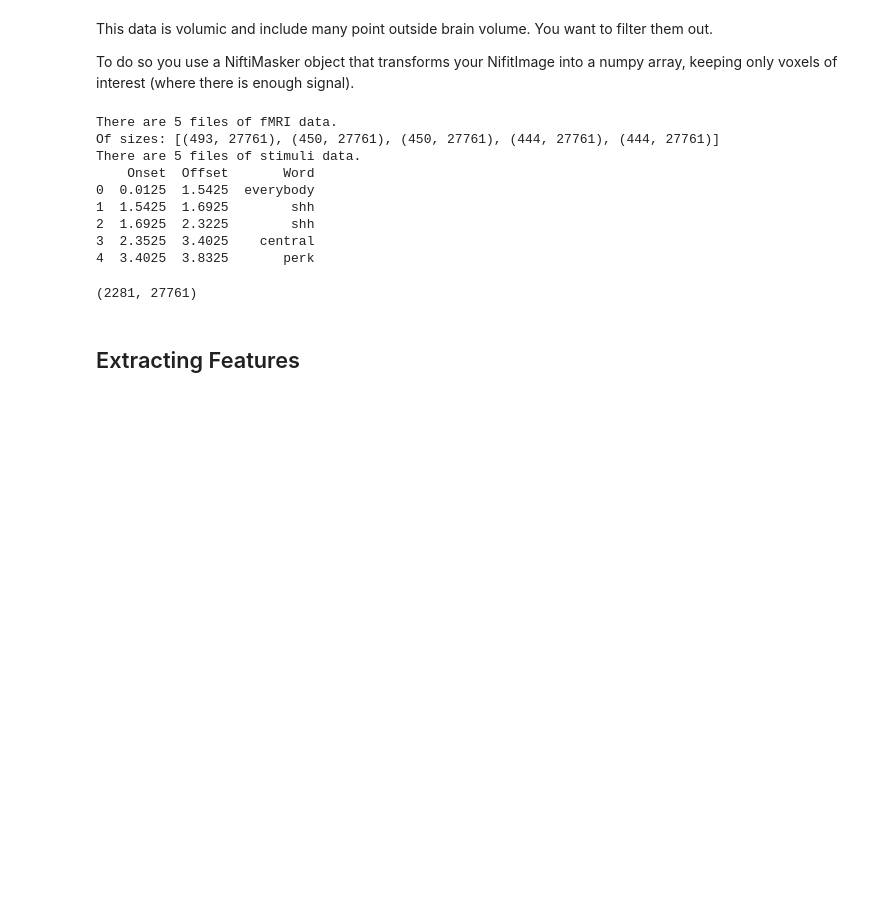
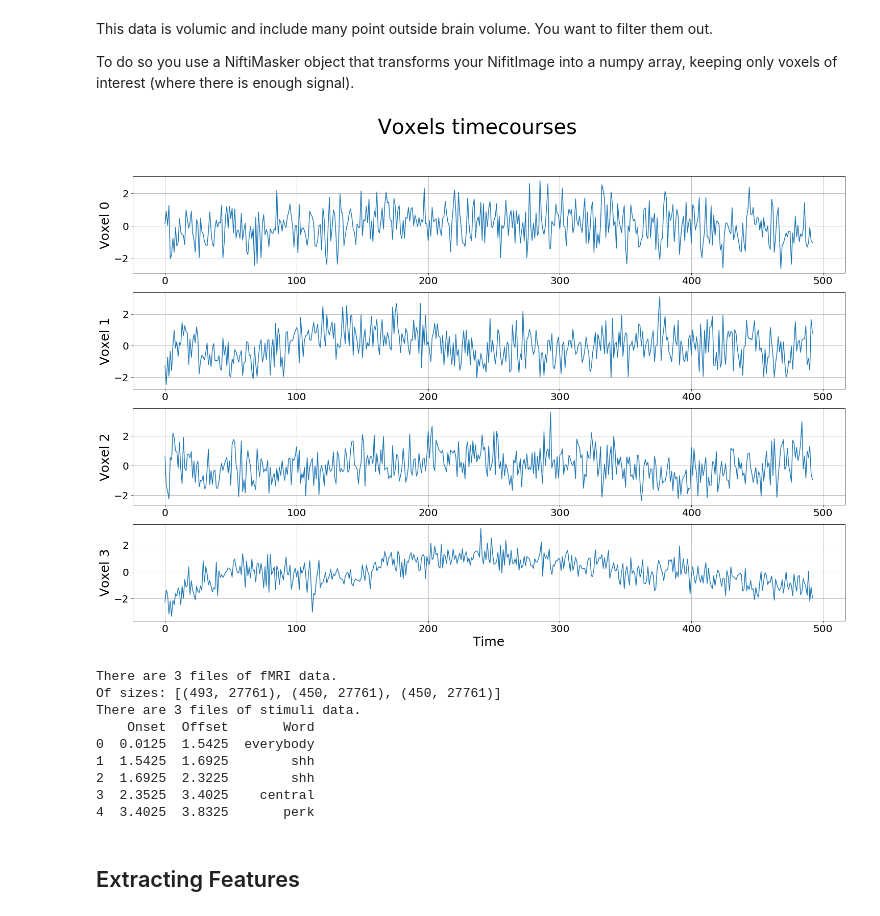
Before and after one commit to AlexandrePsq/fmri_encoder, a Jupyter notebook: main_notebook.ipynb, the cells around one changed output. Drawn from its saved outputs; the diff is of its cells as text; code cells hidden in the pictures; blank space fills up the shorter version.

```diff
--- a/main_notebook.ipynb
+++ b/main_notebook.ipynb
@@ -78,6 +80,9 @@ pretty_plot(
 This data is volumic and include many point outside brain volume. You want to filter them out.
 
 To do so you use a NiftiMasker object that transforms your NifitImage into a numpy array, keeping only voxels of interest (where there is enough signal).
+# %%
+fmri_data = fmri_data[:3]
+stimuli_data = stimuli_data[:3]
 # %%
 from src.data import load_fmri_data, load_stmuli, fetch_masker, preprocess_fmri_data, preprocess_stimuli_data
 
@@ -87,6 +92,22 @@ masker = fetch_masker('./derivatives/masker', fmri_data, **{'detrend': True, 'st
 # Process fmri data with the masker
 fmri_data = preprocess_fmri_data(fmri_data, masker)
 stimuli_data = preprocess_stimuli_data(stimuli_data)
+# %%
+# Visualizing voxels time-course
+import matplotlib.pyplot as plt
+nb_voxels = 4
+fig, axs = plt.subplots(nb_voxels, 1, figsize=(25, nb_voxels*4))
+for i in range(nb_voxels):
+    axs[i].plot(fmri_data[0][:, i])
+    axs[i].grid(True)
+    axs[i].tick_params(axis='both', which='major', labelsize=20)
+    axs[i].tick_params(axis='both', which='minor', labelsize=20)
+    axs[i].set_ylabel(f'Voxel {i}', fontsize=25)
+axs[nb_voxels-1].set_xlabel('Time', fontsize=25)
+plt.suptitle('Voxels timecourses', fontsize=40)
+plt.show()
+# %% [output]
+[figure, added]
 # %%
 import nibabel as nib
 import pandas as pd
@@ -97,29 +118,15 @@ print(f'Of sizes: {[i.shape for i in fmri_data]}')
 print(f'There are {len(stimuli_data)} files of stimuli data.')
 print(stimuli_data[0].head())
 # %% [output]
-There are 5 files of fMRI data.
-Of sizes: [(493, 27761), (450, 27761), (450, 27761), (444, 27761), (444, 27761)]
-There are 5 files of stimuli data.
+There are 3 files of fMRI data.
+Of sizes: [(493, 27761), (450, 27761), (450, 27761)]
+There are 3 files of stimuli data.
     Onset  Offset       Word
 0  0.0125  1.5425  everybody
 1  1.5425  1.6925        shh
 2  1.6925  2.3225        shh
 3  2.3525  3.4025    central
 4  3.4025  3.8325       perk
-# %%
-import numpy as np
-from src.utils import get_groups
-
-# Compute the number of rows in each run (= the number of samples extracted from the model for each run)
-gentles = [s['Offset'].values for s in stimuli_data]
-groups = get_groups(gentles)
-
-# Preparing fMRI data
-nscans = [f.shape[0] for f in fmri_data] # number of scnas per session
-Y = np.vstack(fmri_data)
-Y.shape
-# %% [output]
-(2281, 27761)
 # %% [markdown]
 ## Extracting Features
 # %% [markdown]
```
Also changed, not shown: parts of 50 cells of this notebook, 2 other files.
